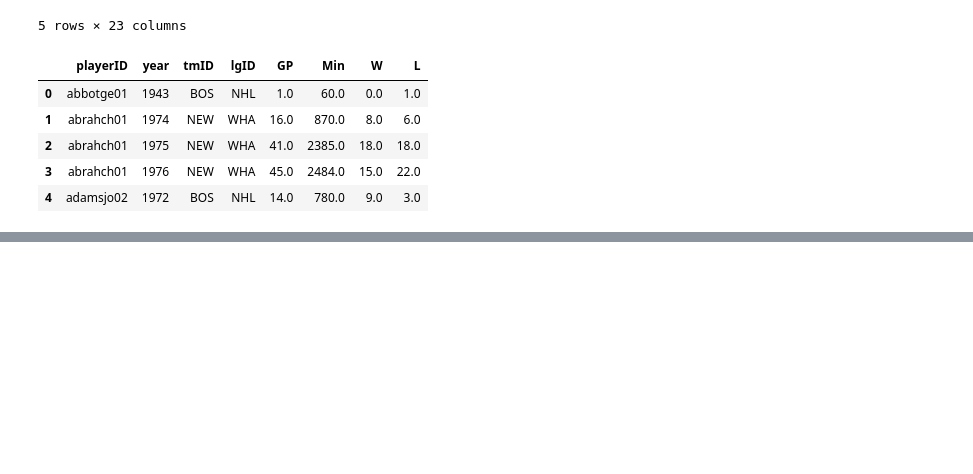
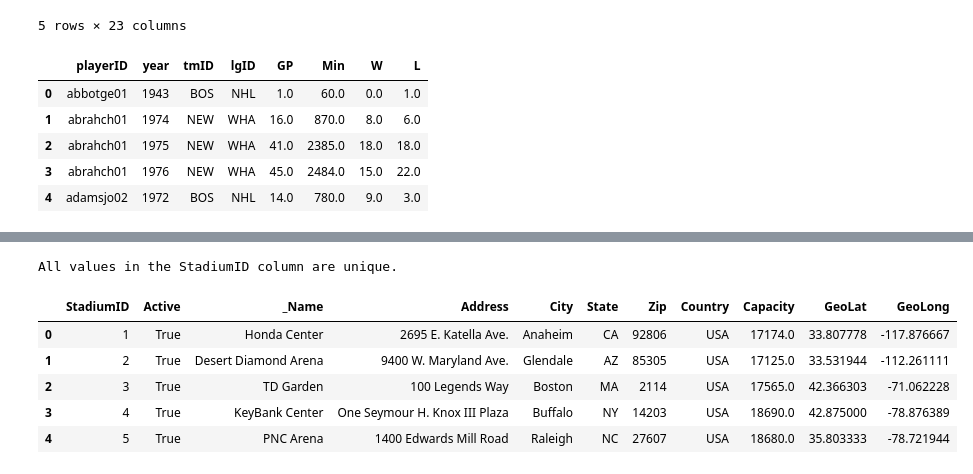
Before and after one commit to samwallach7/Project_3_NHL, a Jupyter notebook: Project_3/data_cleaning.ipynb, the cells around one changed output, grey strips where cells are left out. Drawn from its saved outputs; the diff is of its cells as text; code cells hidden in the pictures; blank space fills up the shorter version.

```diff
--- a/Project_3/data_cleaning.ipynb
+++ b/Project_3/data_cleaning.ipynb
@@ -324,0 +579,10 @@ goalies_df.head()
+# %%
+# Full absolute path to the csv file
+file_path = r'C:\Users\lenar\OneDrive\Documents\Data _Bootcamp\Project_3\Project_3_NHL\Project_3_NHL\Project_3\stadium_data.csv'
+
+# Read Excel file into a DataFrame
+try:
+    stadium_data_df = pd.read_csv(file_path)
+    print(league_averages_df.head(2))  # Display first few rows to verify
+except FileNotFoundError:
+    print("File not found at the specified location.")
@@ -324,0 +618,19 @@ goalies_df.head()
+# %%
+duplicates = stadium_data_df['StadiumID'].duplicated().sum()
+
+if duplicates == 0:
+    print("All values in the StadiumID column are unique.")
+else:
+    print("There are duplicate values in the StadiumID column.")
+# %% [output]
+All values in the StadiumID column are unique.
+# %%
+stadium_data_df.rename(columns={'Name': '_Name'}, inplace=True)
+stadium_data_df.head()
+# %% [output]
+|  | StadiumID | Active | _Name | Address | City | State | Zip | Country | Capacity | GeoLat | GeoLong |
+| 0 | 1 | True | Honda Center | 2695 E. Katella Ave. | Anaheim | CA | 92806 | USA | 17174.0 | 33.807778 | -117.876667 |
+| 1 | 2 | True | Desert Diamond Arena | 9400 W. Maryland Ave. | Glendale | AZ | 85305 | USA | 17125.0 | 33.531944 | -112.261111 |
+| 2 | 3 | True | TD Garden | 100 Legends Way | Boston | MA | 2114 | USA | 17565.0 | 42.366303 | -71.062228 |
+| 3 | 4 | True | KeyBank Center | One Seymour H. Knox III Plaza | Buffalo | NY | 14203 | USA | 18690.0 | 42.875000 | -78.876389 |
+| 4 | 5 | True | PNC Arena | 1400 Edwards Mill Road | Raleigh | NC | 27607 | USA | 18680.0 | 35.803333 | -78.721944 |
```
Also changed, not shown: parts of 27 cells of this notebook, 2 other files.
